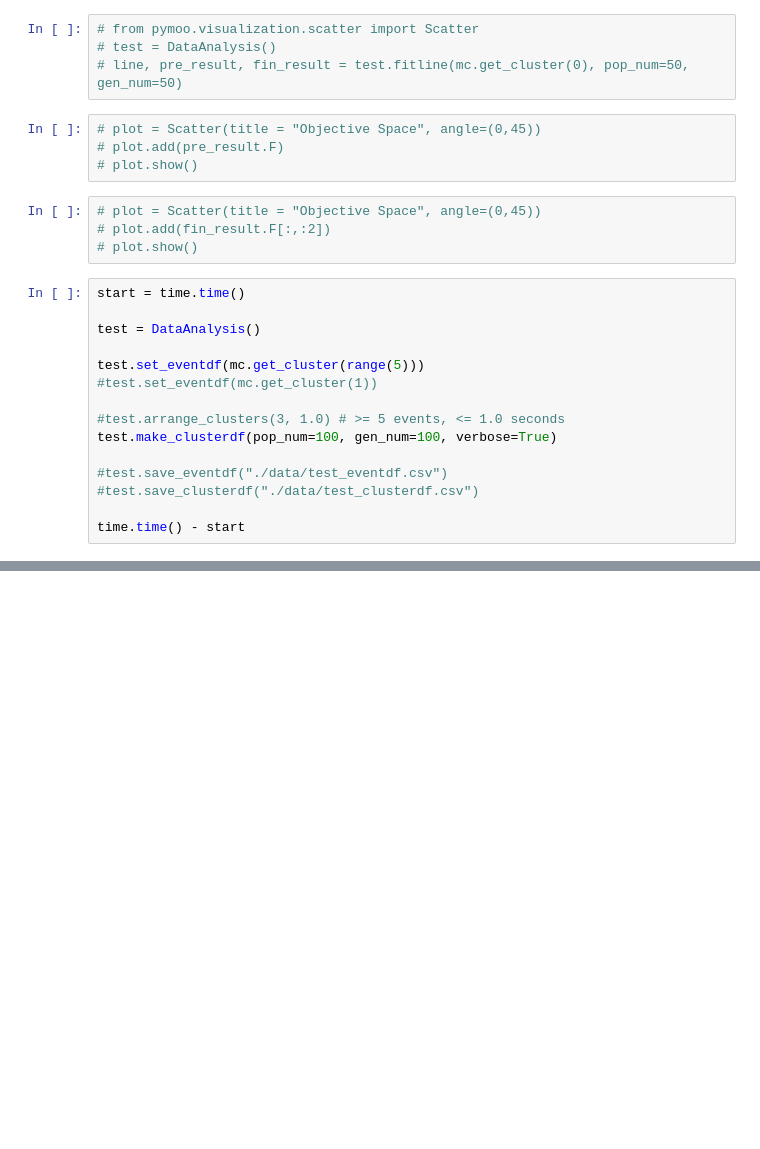
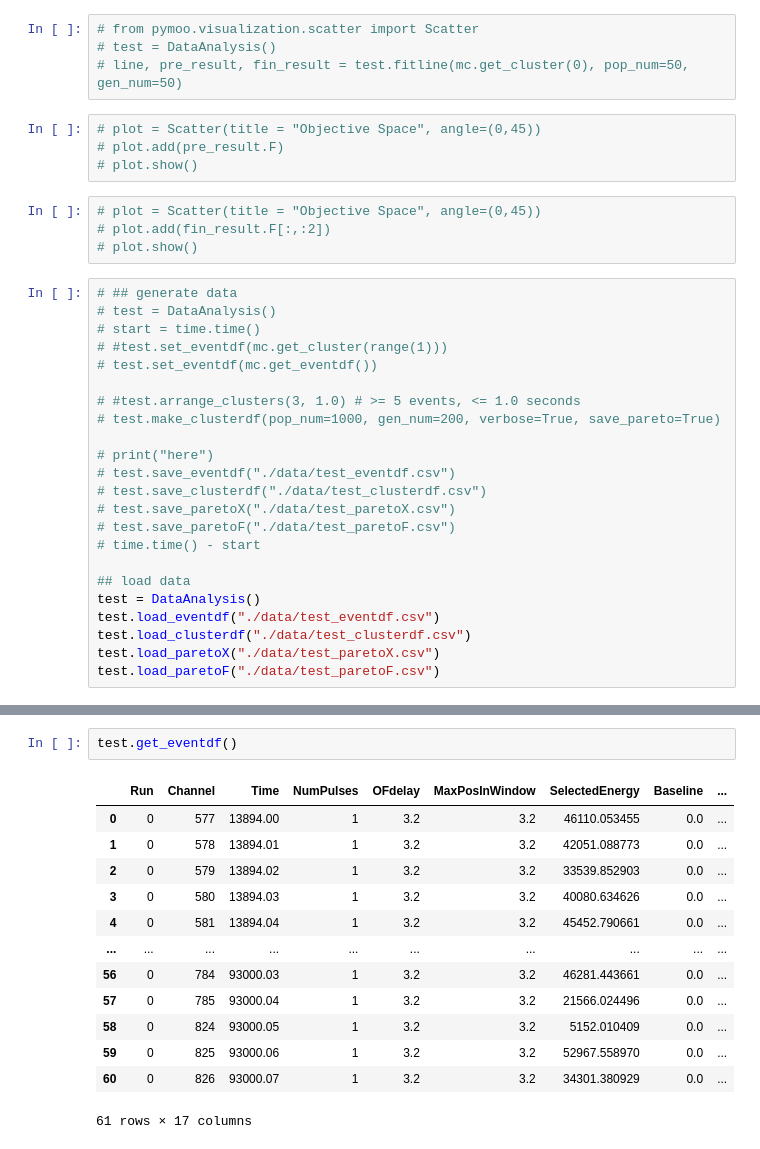
Before and after one commit to JulianYocum/urop, a Jupyter notebook: New Fitter vs MC.ipynb, the cells around one changed output, grey strips where cells are left out. Drawn from its saved outputs; the diff is of its cells as text; blank space fills up the shorter version.

```diff
--- a/New Fitter vs MC.ipynb
+++ b/New Fitter vs MC.ipynb
@@ -47,17 +67,25 @@ mc.get_clusterdf()
 # plot.add(fin_result.F[:,:2])
 # plot.show()
 # %%
-start = time.time()
+# ## generate data
+# test = DataAnalysis()
+# start = time.time()
+# #test.set_eventdf(mc.get_cluster(range(1)))
+# test.set_eventdf(mc.get_eventdf())
 
+# #test.arrange_clusters(3, 1.0) # >= 5 events, <= 1.0 seconds
+# test.make_clusterdf(pop_num=1000, gen_num=200, verbose=True, save_pareto=True)
+
+# print("here")
+# test.save_eventdf("./data/test_eventdf.csv")
+# test.save_clusterdf("./data/test_clusterdf.csv")
+# test.save_paretoX("./data/test_paretoX.csv")
+# test.save_paretoF("./data/test_paretoF.csv")
+# time.time() - start
+
+## load data
 test = DataAnalysis()
-
-test.set_eventdf(mc.get_cluster(range(5)))
-#test.set_eventdf(mc.get_cluster(1))
-
-#test.arrange_clusters(3, 1.0) # >= 5 events, <= 1.0 seconds
-test.make_clusterdf(pop_num=100, gen_num=100, verbose=True)
-
-#test.save_eventdf("./data/test_eventdf.csv")
-#test.save_clusterdf("./data/test_clusterdf.csv")
-
-time.time() - start
+test.load_eventdf("./data/test_eventdf.csv")
+test.load_clusterdf("./data/test_clusterdf.csv")
+test.load_paretoX("./data/test_paretoX.csv")
+test.load_paretoF("./data/test_paretoF.csv")
@@ -71,0 +115,16 @@ plt.ylim(0,80)
+# %%
+test.get_eventdf()
+# %% [output]
+|  | Run | Channel | Time | NumPulses | OFdelay | MaxPosInWindow | SelectedEnergy | Baseline | ... |
+| 0 | 0 | 577 | 13894.00 | 1 | 3.2 | 3.2 | 46110.053455 | 0.0 | ... |
+| 1 | 0 | 578 | 13894.01 | 1 | 3.2 | 3.2 | 42051.088773 | 0.0 | ... |
+| 2 | 0 | 579 | 13894.02 | 1 | 3.2 | 3.2 | 33539.852903 | 0.0 | ... |
+| 3 | 0 | 580 | 13894.03 | 1 | 3.2 | 3.2 | 40080.634626 | 0.0 | ... |
+| 4 | 0 | 581 | 13894.04 | 1 | 3.2 | 3.2 | 45452.790661 | 0.0 | ... |
+| ... | ... | ... | ... | ... | ... | ... | ... | ... | ... |
+| 56 | 0 | 784 | 93000.03 | 1 | 3.2 | 3.2 | 46281.443661 | 0.0 | ... |
+| 57 | 0 | 785 | 93000.04 | 1 | 3.2 | 3.2 | 21566.024496 | 0.0 | ... |
+| 58 | 0 | 824 | 93000.05 | 1 | 3.2 | 3.2 | 5152.010409 | 0.0 | ... |
+| 59 | 0 | 825 | 93000.06 | 1 | 3.2 | 3.2 | 52967.558970 | 0.0 | ... |
+| 60 | 0 | 826 | 93000.07 | 1 | 3.2 | 3.2 | 34301.380929 | 0.0 | ... |
+61 rows × 17 columns
```
Also changed, not shown: parts of 17 cells of this notebook, 49 other files.
